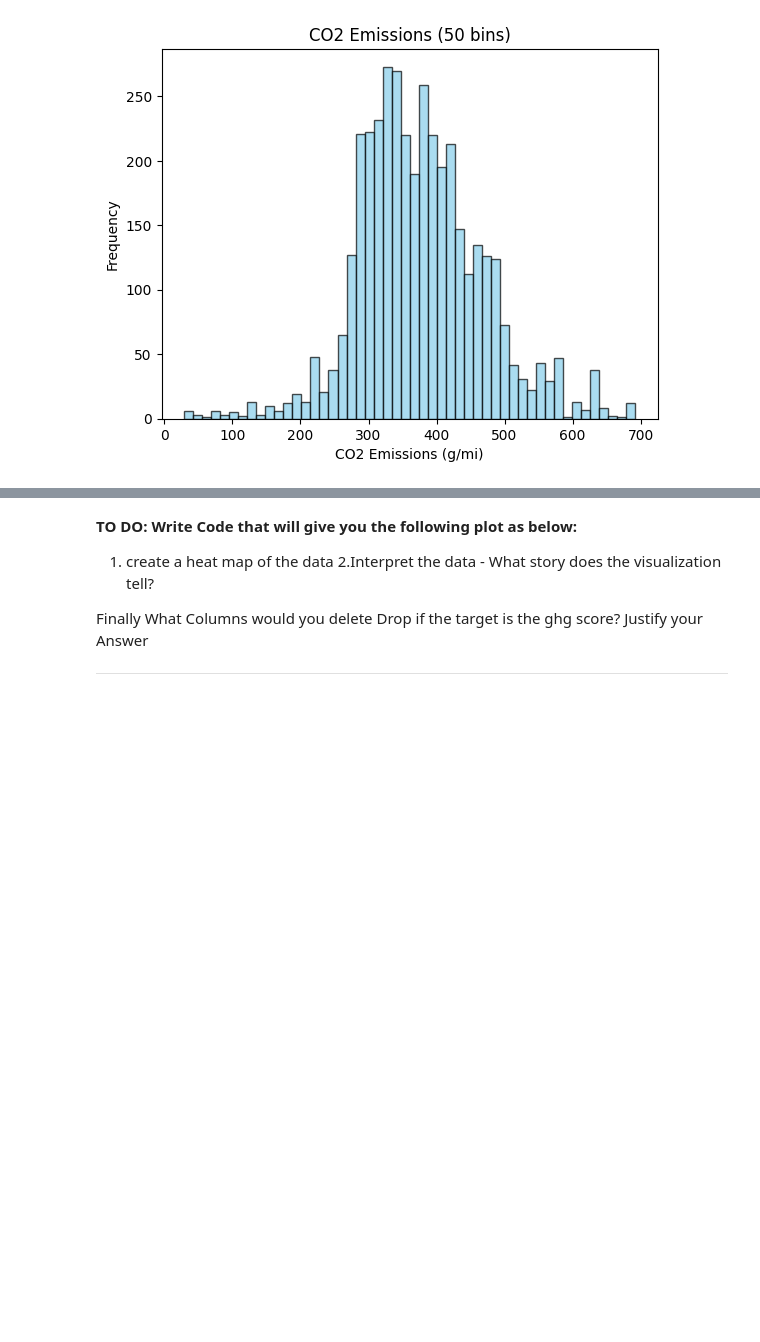
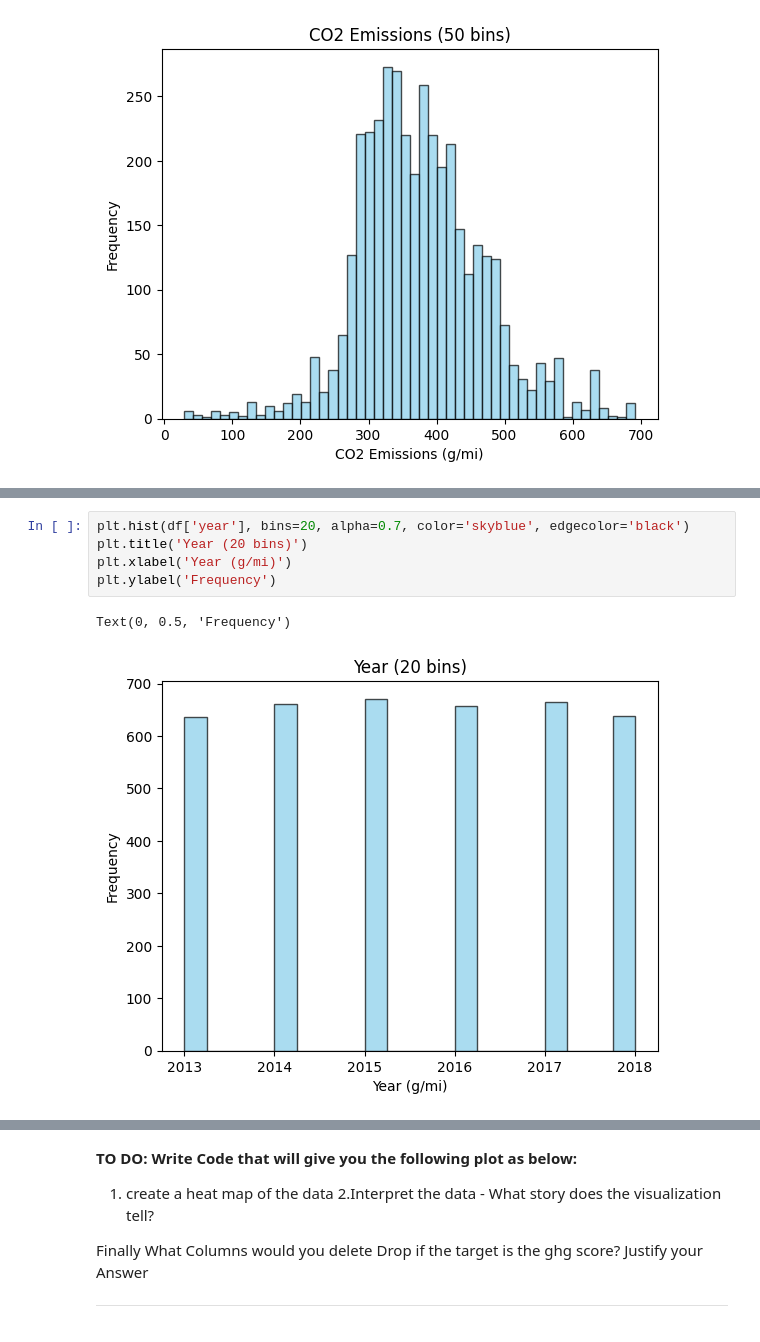
Before and after one commit to izabayo7/project-plotting-assigment, a Jupyter notebook: Plotting_Assignment.ipynb, the cells around one changed output, grey strips where cells are left out. Drawn from its saved outputs; the diff is of its cells as text; blank space fills up the shorter version.

```diff
--- a/Plotting_Assignment.ipynb
+++ b/Plotting_Assignment.ipynb
@@ -84,0 +90,8 @@ Text(0, 0.5, 'Frequency')
+# %%
+plt.hist(df['year'], bins=20, alpha=0.7, color='skyblue', edgecolor='black')
+plt.title('Year (20 bins)')
+plt.xlabel('Year (g/mi)')
+plt.ylabel('Frequency')
+# %% [output]
+Text(0, 0.5, 'Frequency')
+[figure, added]
```
Also changed, not shown: parts of 6 cells of this notebook.
